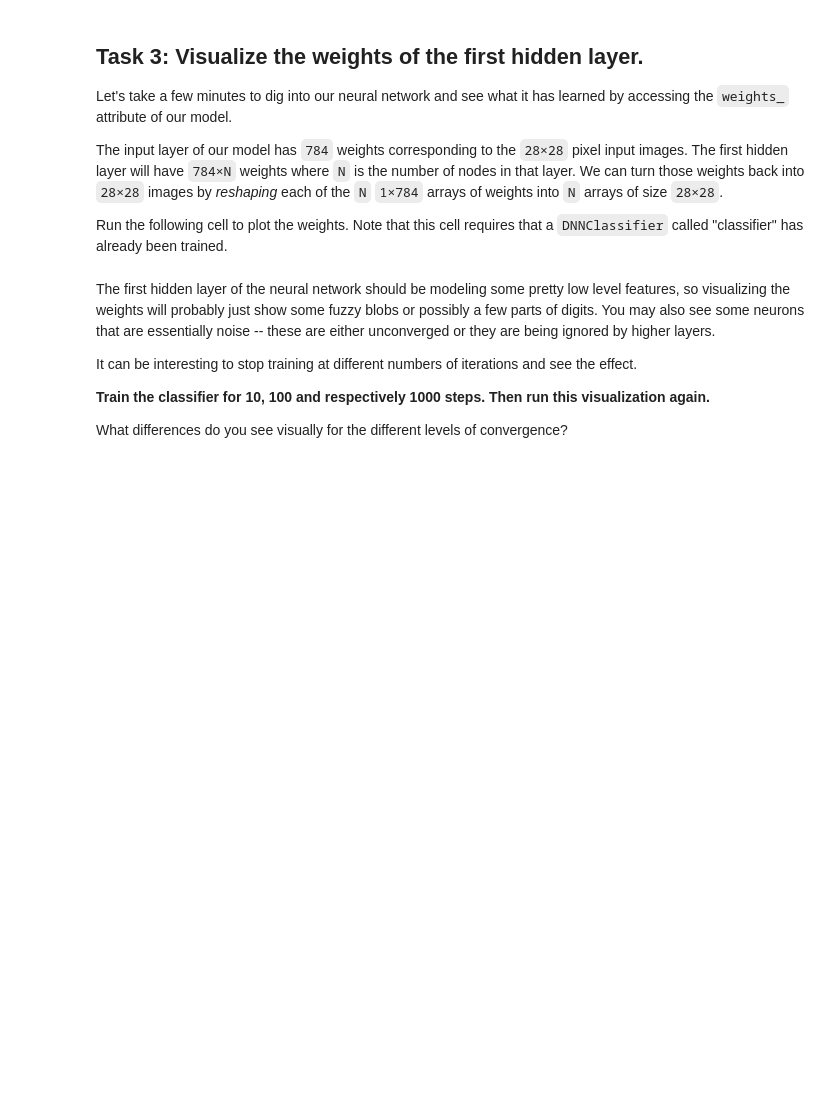
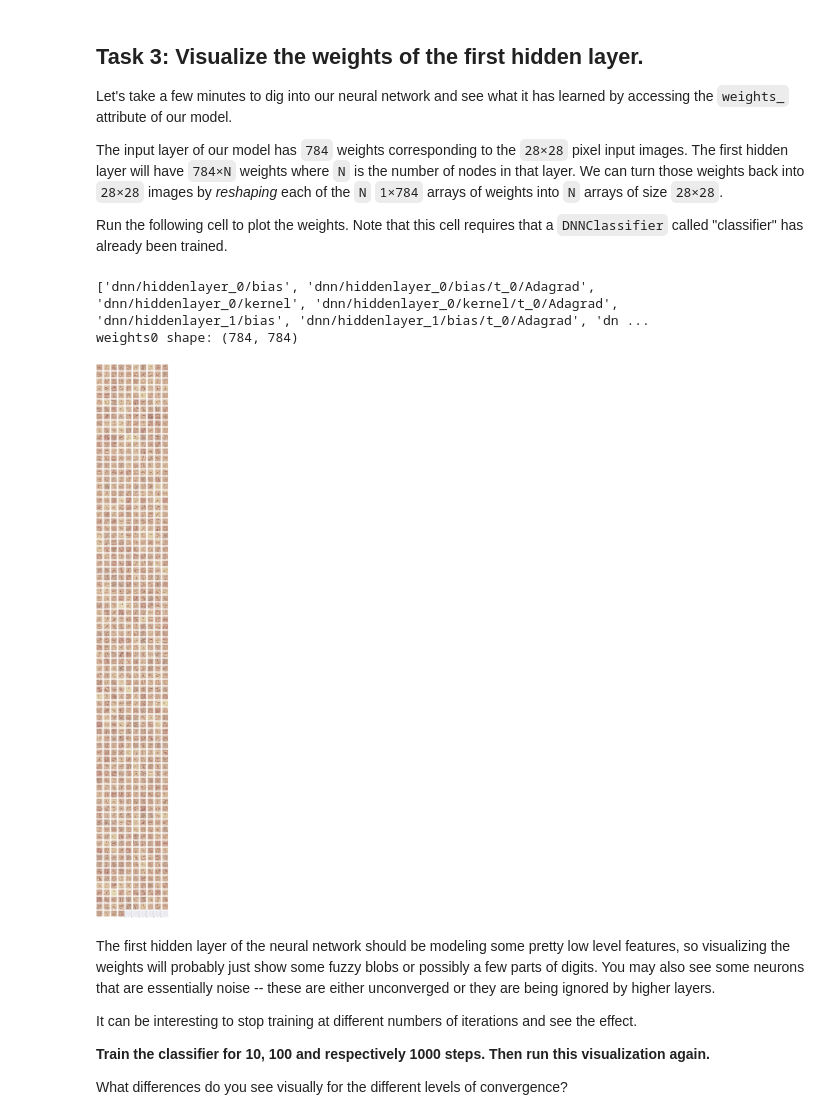
Before and after one commit to steineron/TensowFlowFirstSteps, a Jupyter notebook: multi_class_classification_of_handwritten_digits.ipynb, the cells around one changed output. Drawn from its saved outputs; the diff is of its cells as text; code cells hidden in the pictures; blank space fills up the shorter version.

```diff
--- a/multi_class_classification_of_handwritten_digits.ipynb
+++ b/multi_class_classification_of_handwritten_digits.ipynb
@@ -529,22 +806,33 @@ The input layer of our model has `784` weights corresponding to the `28×28` pix
 
 Run the following cell to plot the weights. Note that this cell requires that a `DNNClassifier` called "classifier" has already been trained.
 # %%
+try:
+  # if executed the solution above - this should work
+  classifier = classifier
+except NameError:
+  #otherwise - use my own nn_classifier
+  classifier = nn_classifier
+
 print(classifier.get_variable_names())
 
 weights0 = classifier.get_variable_value("dnn/hiddenlayer_0/kernel")
 
 print("weights0 shape:", weights0.shape)
 
 num_nodes = weights0.shape[1]
 num_rows = int(math.ceil(num_nodes / 10.0))
 fig, axes = plt.subplots(num_rows, 10, figsize=(20, 2 * num_rows))
 for coef, ax in zip(weights0.T, axes.ravel()):
     # Weights in coef is reshaped from 1x784 to 28x28.
     ax.matshow(coef.reshape(28, 28), cmap=plt.cm.pink)
     ax.set_xticks(())
     ax.set_yticks(())
 
 plt.show()
+# %% [output]
+['dnn/hiddenlayer_0/bias', 'dnn/hiddenlayer_0/bias/t_0/Adagrad', 'dnn/hiddenlayer_0/kernel', 'dnn/hiddenlayer_0/kernel/t_0/Adagrad', 'dnn/hiddenlayer_1/bias', 'dnn/hiddenlayer_1/bias/t_0/Adagrad', 'dn ...
+weights0 shape: (784, 784)
+[figure, added]
 # %% [markdown]
 The first hidden layer of the neural network should be modeling some pretty low level features, so visualizing the weights will probably just show some fuzzy blobs or possibly a few parts of digits.  You may also see some neurons that are essentially noise -- these are either unconverged or they are being ignored by higher layers.
 
```
Also changed, not shown: parts of 17 cells of this notebook.
